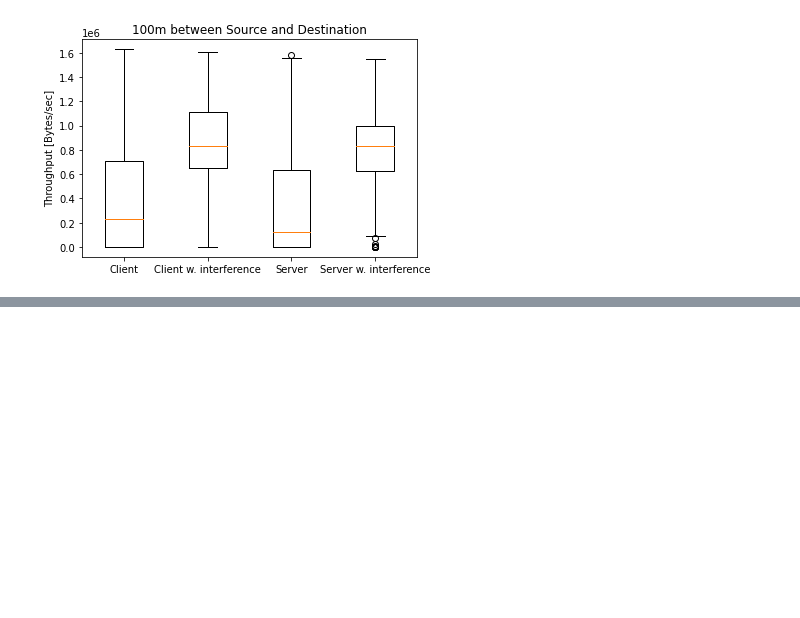
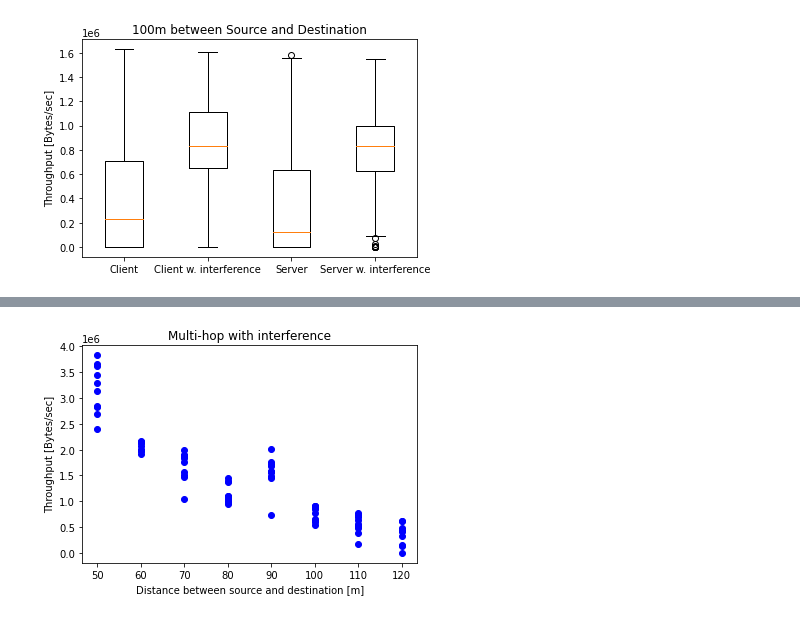
Before and after one commit to k00ziex/MastersThesis_FANETs_Fall_2022, a Jupyter notebook: Data_processing/Data_Visualization.ipynb, the cells around one changed output, grey strips where cells are left out. Saved outputs shown, nothing was run; the diff lists cells and outputs as text; code cells hidden in the pictures; blank space fills up the shorter version.

```diff
--- a/Data_processing/Data_Visualization.ipynb
+++ b/Data_processing/Data_Visualization.ipynb
@@ -425,3 +429,31 @@ scatter_plot_iperf_bitrate(distance_iperf_files,y_label,x_label,x_axis)
+# %%
+########################## DISTANCE EXPERIMENT - Multi-hop interference ###########################################################
+distance_interference_file_iperf = "../Distance/Dongle/Multi-hop_interference/iperf_results_"
+distance_interference_iperf_files = [distance_interference_file_iperf + "10m.txt",
+                        distance_interference_file_iperf + "20m.txt",
+                        distance_interference_file_iperf + "30m.txt",
+                        distance_interference_file_iperf + "40m.txt",
+                        distance_interference_file_iperf + "50m.txt",
+                        distance_interference_file_iperf + "60m.txt",
+                        distance_interference_file_iperf + "70m.txt",
+                        distance_interference_file_iperf + "80m.txt"
+                        ]
+y_label = "Throughput [Bytes/sec]"
+x_label = "Distance between source and destination [m]"
+title = "Multi-hop with interference"
+x_axis = [  50, 50, 50, 50, 50, 50, 50, 50, 50, 50,
+            60, 60, 60, 60, 60, 60, 60, 60, 60, 60,
+            70, 70, 70, 70, 70, 70, 70, 70, 70, 70,
+            80, 80, 80, 80, 80, 80, 80, 80, 80, 80,
+            90, 90, 90, 90, 90, 90, 90, 90, 90, 90,
+            100, 100, 100, 100, 100, 100, 100, 100, 100, 100,
+            110, 110, 110, 110, 110, 110, 110, 110, 110, 110,
+            120, 120, 120, 120, 120, 120, 120, 120, 120, 120]
+
+
+scatter_plot_iperf_bitrate(distance_interference_iperf_files,y_label,x_label,x_axis, title)
+# %% [output]
+[figure, added]
 # %%
 filenames = ["../Distance/Dongle/Multi-hop/iperf_results_10m.txt",
             "../Distance/Dongle/Multi-hop/iperf_results_20m.txt",
```
Also changed, not shown: parts of 5 cells of this notebook.
